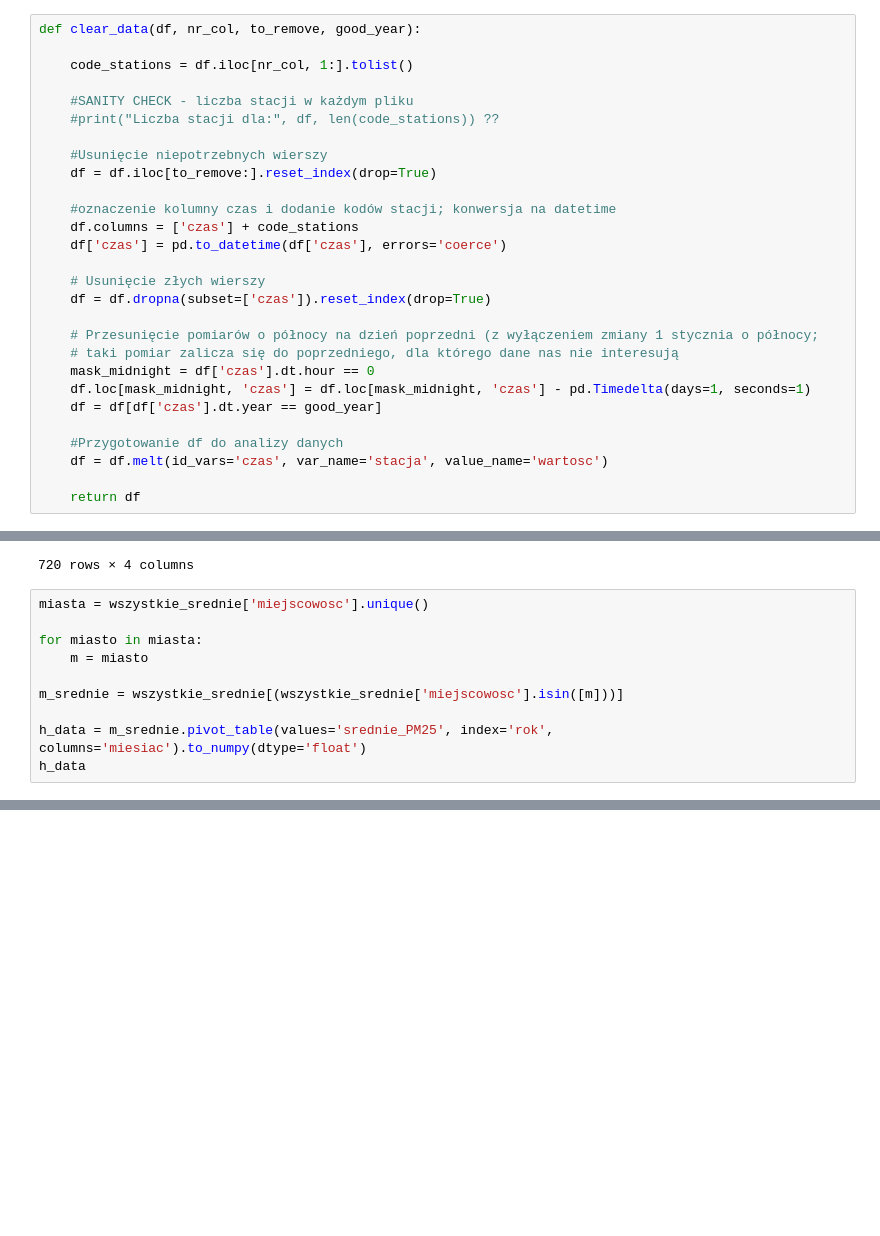
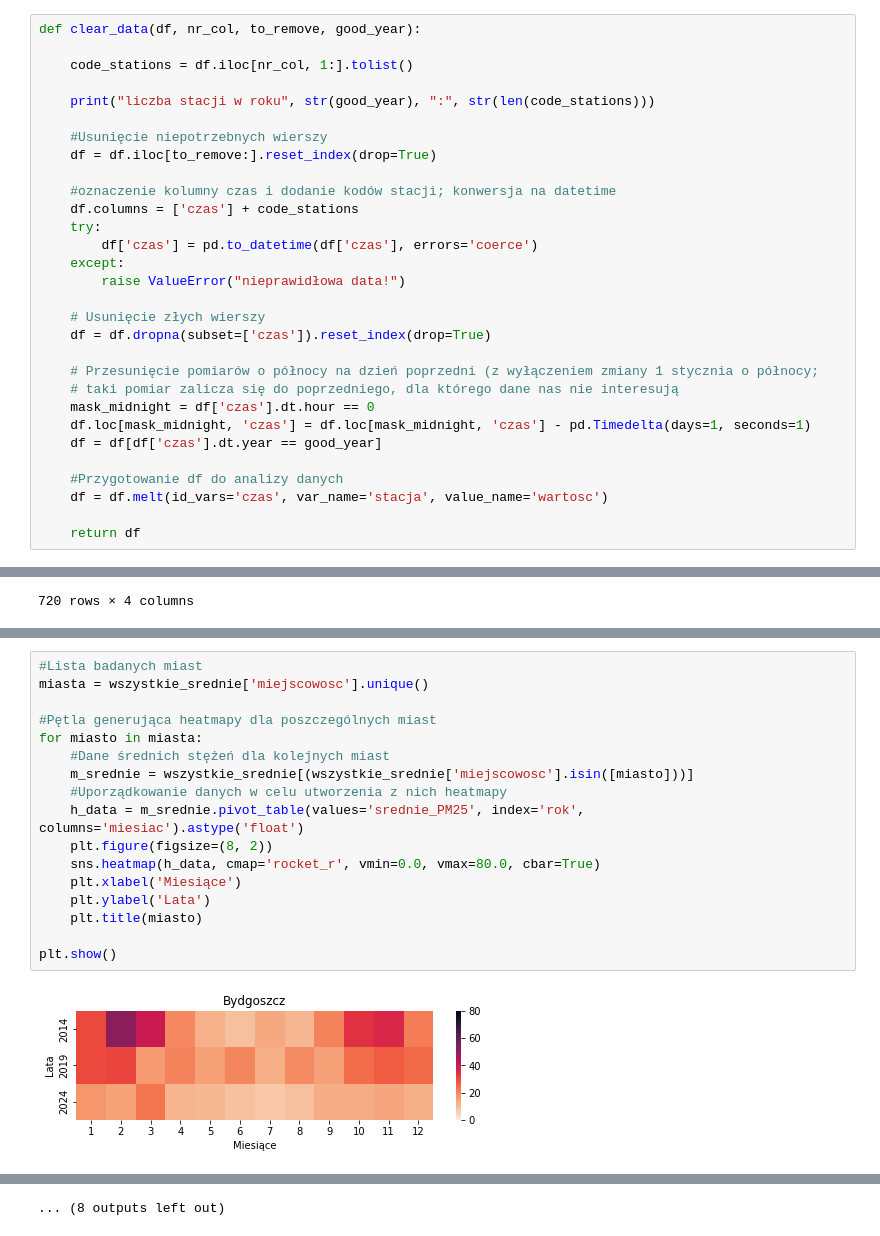
Before and after one commit to alipinska7/Projekt3_ZTP, a Jupyter notebook: Projekt1.ipynb, the cells around one changed output, grey strips where cells are left out. Cells and saved outputs as stored; diff of their text form; blank space fills up the shorter version.

```diff
--- a/Projekt1.ipynb
+++ b/Projekt1.ipynb
@@ -89,15 +90,17 @@ def clear_data(df, nr_col, to_remove, good_year):
 
     code_stations = df.iloc[nr_col, 1:].tolist()
 
-    #SANITY CHECK - liczba stacji w każdym pliku
-    #print("Liczba stacji dla:", df, len(code_stations)) ??
+    print("liczba stacji w roku", str(good_year), ":", str(len(code_stations)))
 
     #Usunięcie niepotrzebnych wierszy
     df = df.iloc[to_remove:].reset_index(drop=True)
 
     #oznaczenie kolumny czas i dodanie kodów stacji; konwersja na datetime
     df.columns = ['czas'] + code_stations
-    df['czas'] = pd.to_datetime(df['czas'], errors='coerce')
+    try:
+        df['czas'] = pd.to_datetime(df['czas'], errors='coerce')
+    except:
+        raise ValueError("nieprawidłowa data!")
 
     # Usunięcie złych wierszy
     df = df.dropna(subset=['czas']).reset_index(drop=True)
@@ -372,13 +416,3 @@ wszystkie_srednie
 | 718 | Żyrardów | 2024 | 11 | 19.621836 |
 | 719 | Żyrardów | 2024 | 12 | 21.671198 |
 720 rows × 4 columns
-# %%
-miasta = wszystkie_srednie['miejscowosc'].unique()
-
-for miasto in miasta:
-    m = miasto
-
-m_srednie = wszystkie_srednie[(wszystkie_srednie['miejscowosc'].isin([m]))]
-
-h_data = m_srednie.pivot_table(values='srednie_PM25', index='rok', columns='miesiac').to_numpy(dtype='float')
-h_data
@@ -417,0 +425,19 @@ mean_day
+# %%
+#Lista badanych miast
+miasta = wszystkie_srednie['miejscowosc'].unique()
+
+#Pętla generująca heatmapy dla poszczególnych miast
+for miasto in miasta:
+    #Dane średnich stężeń dla kolejnych miast
+    m_srednie = wszystkie_srednie[(wszystkie_srednie['miejscowosc'].isin([miasto]))]
+    #Uporządkowanie danych w celu utworzenia z nich heatmapy
+    h_data = m_srednie.pivot_table(values='srednie_PM25', index='rok', columns='miesiac').astype('float')
+    plt.figure(figsize=(8, 2))
+    sns.heatmap(h_data, cmap='rocket_r', vmin=0.0, vmax=80.0, cbar=True)
+    plt.xlabel('Miesiące')
+    plt.ylabel('Lata')
+    plt.title(miasto)
+
+plt.show()
+# %% [output]
+[figure, added]
@@ -417,0 +455 @@ mean_day
+... (8 outputs left out)
```
Also changed, not shown: parts of 25 cells of this notebook.
